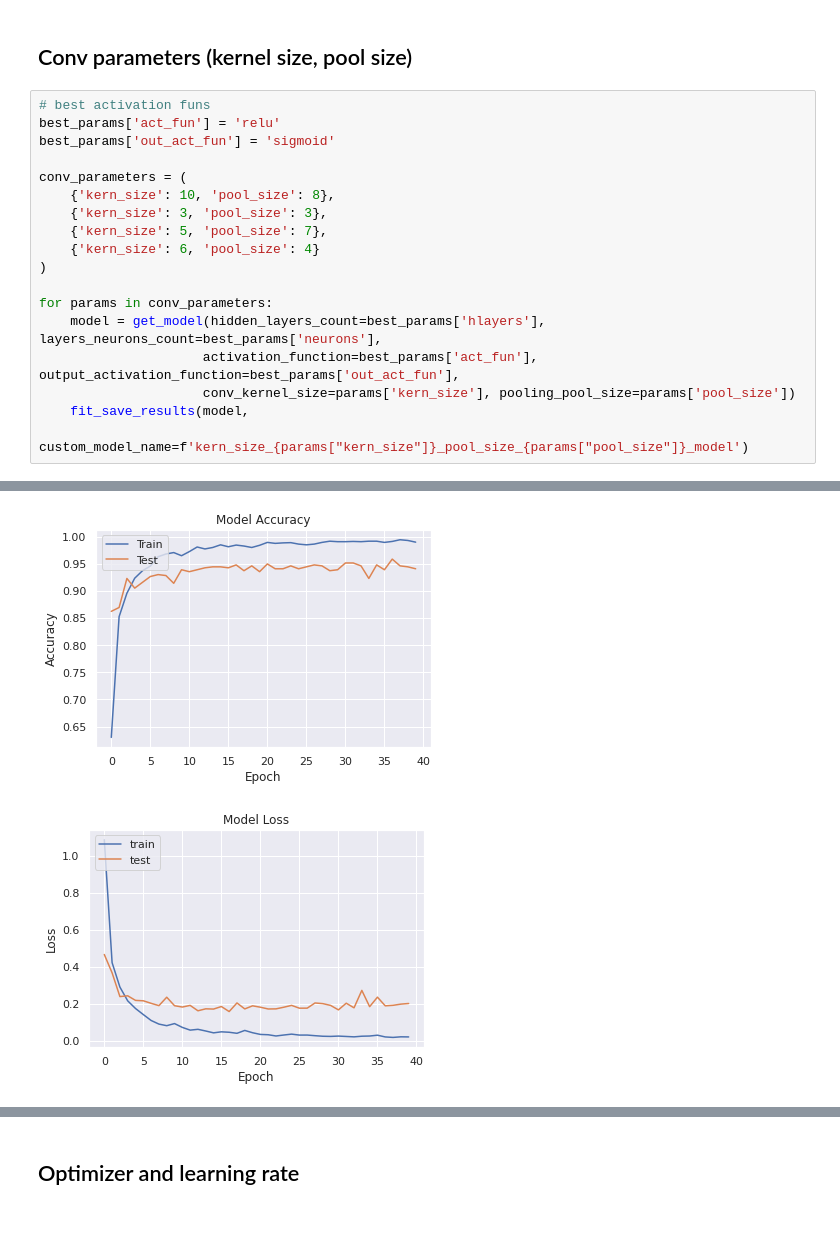
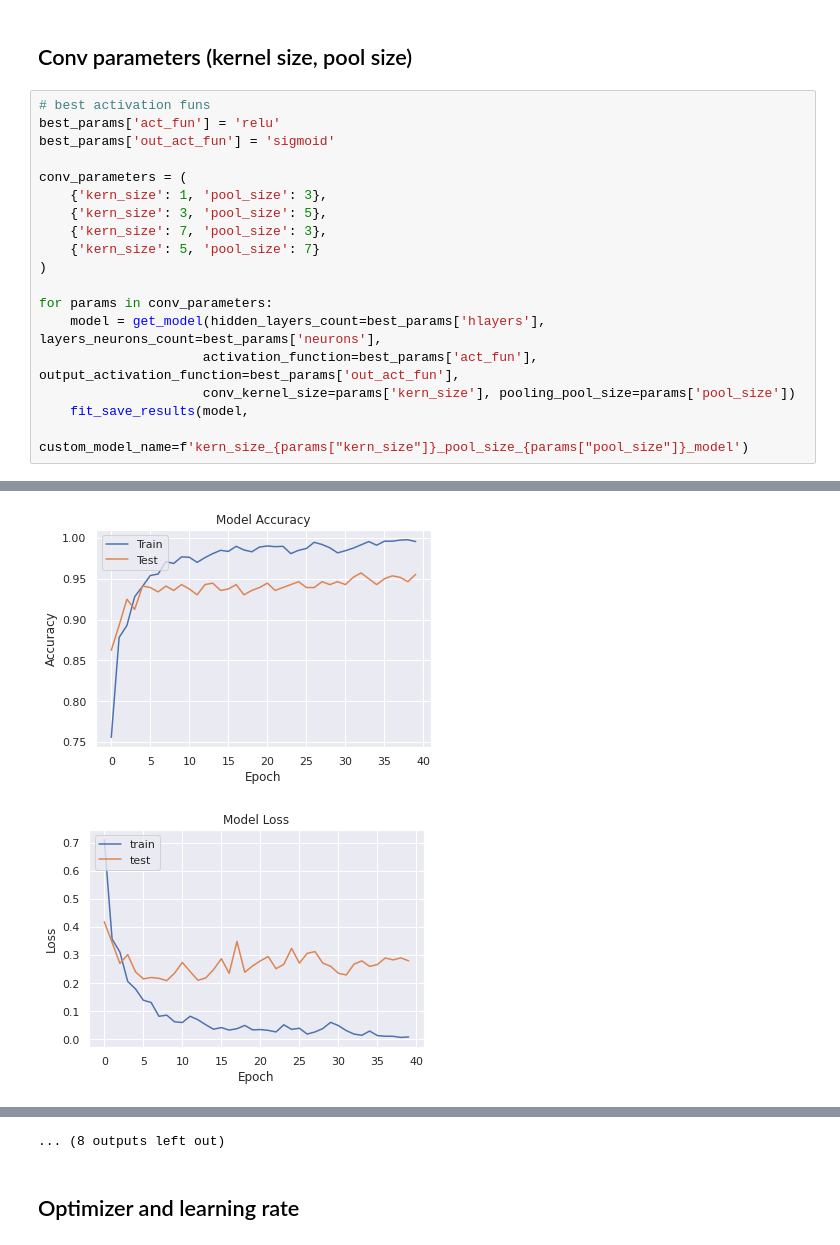
Before and after one commit to mikolajm190/python_SER_DL, a Jupyter notebook: src/tess_hp_opt.ipynb, the cells around one changed output, grey strips where cells are left out. Cells and saved outputs as stored; diff of their text form.

```diff
--- a/src/tess_hp_opt.ipynb
+++ b/src/tess_hp_opt.ipynb
@@ -524,10 +364,10 @@ best_params['act_fun'] = 'relu'
 best_params['out_act_fun'] = 'sigmoid'
 
 conv_parameters = (
-    {'kern_size': 10, 'pool_size': 8},
-    {'kern_size': 3, 'pool_size': 3},
-    {'kern_size': 5, 'pool_size': 7},
-    {'kern_size': 6, 'pool_size': 4}
+    {'kern_size': 1, 'pool_size': 3},
+    {'kern_size': 3, 'pool_size': 5},
+    {'kern_size': 7, 'pool_size': 3},
+    {'kern_size': 5, 'pool_size': 7}
 )
 
 for params in conv_parameters:
@@ -581,2 +416,2 @@ Epoch 00040: val_accuracy did not improve from 0.95893
-[figure, old version]
-[figure, old version]
+[figure, new version]
+[figure, new version]
@@ -607,3 +443,4 @@ Epoch 00040: val_accuracy did not improve from 0.97500
+... (8 outputs left out)
 # %% [markdown]
 ## Optimizer and learning rate
 # %%
```
Also changed, not shown: parts of 9 cells of this notebook.
